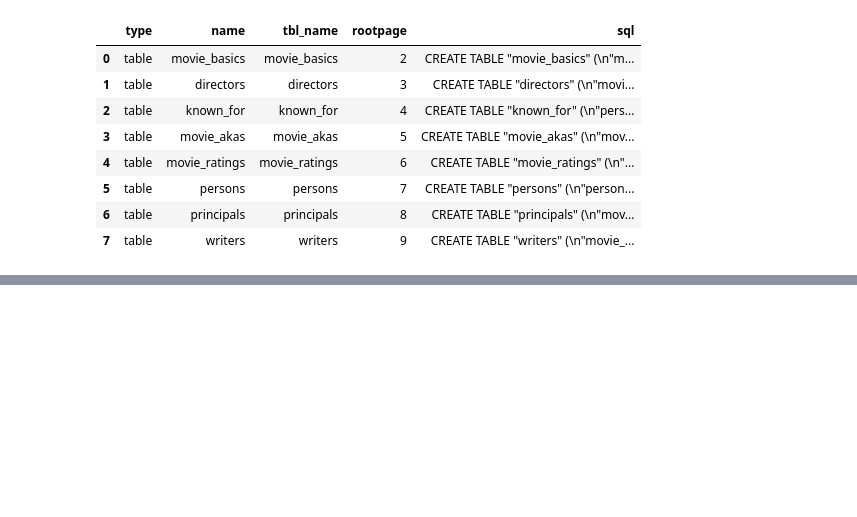
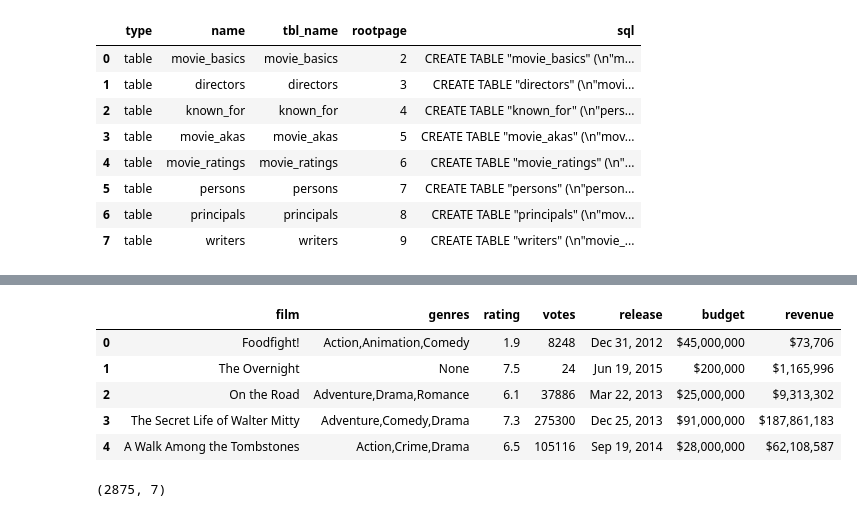
Before and after one commit to mrhussaink7/new-films-movie-data, a Jupyter notebook: index.ipynb, the cells around one changed output, grey strips where cells are left out. Saved outputs shown, nothing was run; the diff lists cells and outputs as text; code cells hidden in the pictures; blank space fills up the shorter version.

```diff
--- a/index.ipynb
+++ b/index.ipynb
@@ -394,0 +191,13 @@ SUCCESS! All cells were executed without errors.
+# %%
+df.head()
+# %% [output]
+|  | film | genres | rating | votes | release | budget | revenue |
+| 0 | Foodfight! | Action,Animation,Comedy | 1.9 | 8248 | Dec 31, 2012 | $45,000,000 | $73,706 |
+| 1 | The Overnight | None | 7.5 | 24 | Jun 19, 2015 | $200,000 | $1,165,996 |
+| 2 | On the Road | Adventure,Drama,Romance | 6.1 | 37886 | Mar 22, 2013 | $25,000,000 | $9,313,302 |
+| 3 | The Secret Life of Walter Mitty | Adventure,Comedy,Drama | 7.3 | 275300 | Dec 25, 2013 | $91,000,000 | $187,861,183 |
+| 4 | A Walk Among the Tombstones | Action,Crime,Drama | 6.5 | 105116 | Sep 19, 2014 | $28,000,000 | $62,108,587 |
+# %%
+df.shape
+# %% [output]
+(2875, 7)
```
Also changed, not shown: parts of 50 cells of this notebook, 5 other files.
